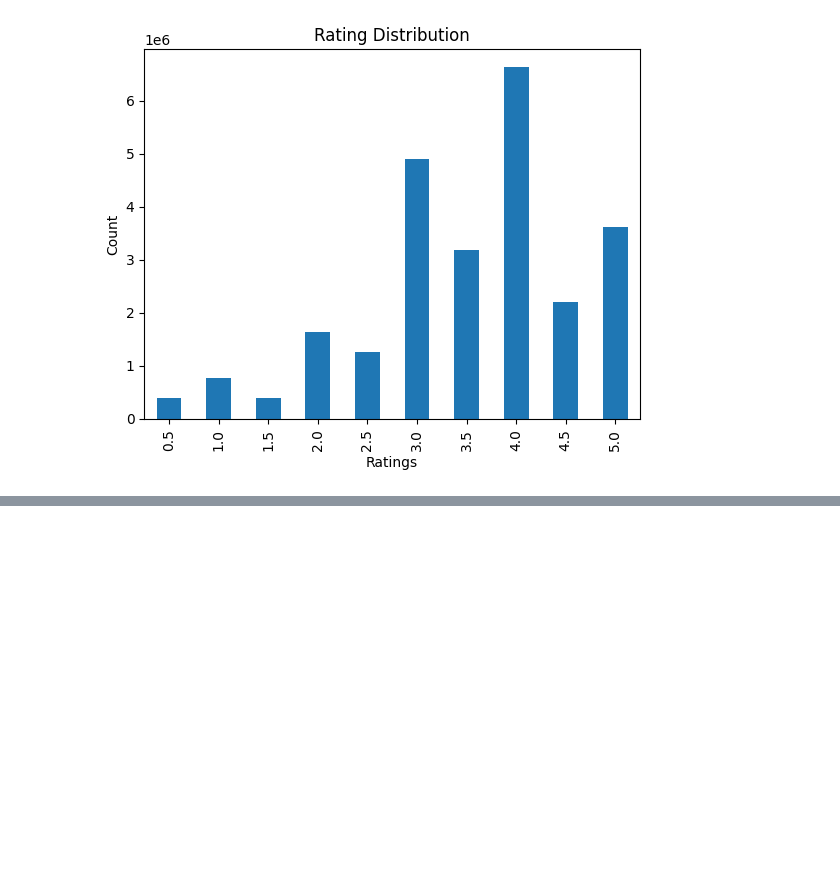
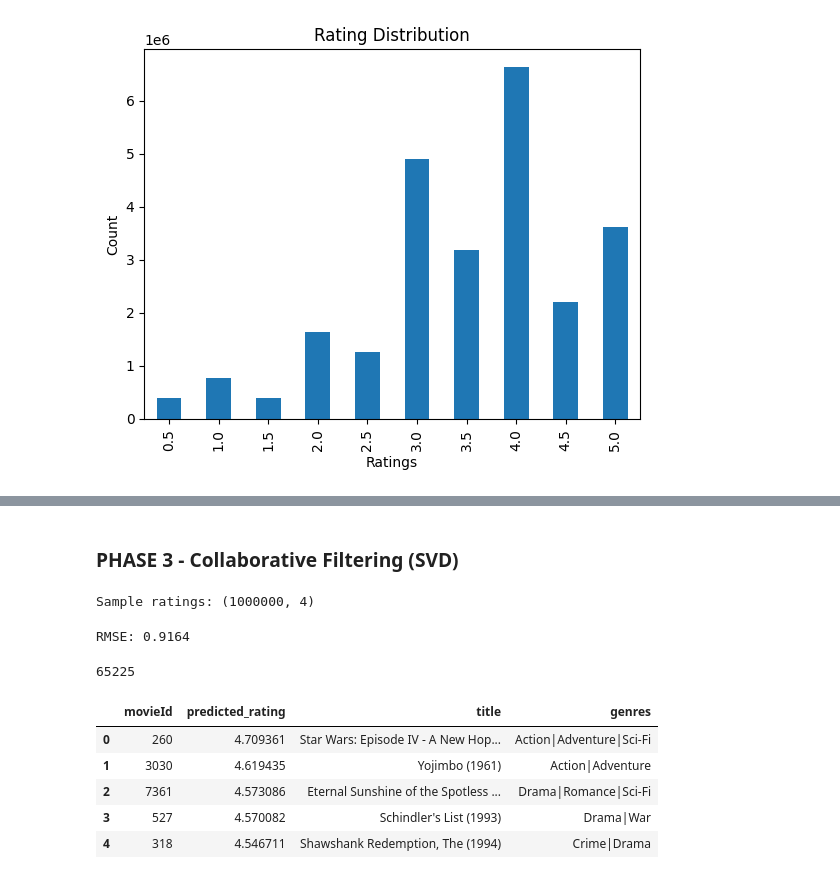
Before and after one commit to Aryan-Bhendarkar/Hybrid_Recommendation_System, a Jupyter notebook: notebooks/01_data_exploration.ipynb, the cells around one changed output, grey strips where cells are left out. Drawn from its saved outputs; the diff is of its cells as text; code cells hidden in the pictures; blank space fills up the shorter version.

```diff
--- a/notebooks/01_data_exploration.ipynb
+++ b/notebooks/01_data_exploration.ipynb
@@ -75,0 +137,74 @@ plt.show()
+# %% [markdown]
+### PHASE 3 - Collaborative Filtering (SVD)
+# %%
+from surprise import Dataset, Reader
+import pandas as pd
+
+# Sampling 1 Million dataset for faster training
+ratings_sample = ratings.sample(n=10_00_000, random_state=42)
+
+reader = Reader(rating_scale = (1.5, 5))
+data = Dataset.load_from_df(
+    ratings_sample[["userId", "movieId", "rating"]],
+    reader
+)
+
+print("Sample ratings:", ratings_sample.shape)
+# %% [output]
+Sample ratings: (1000000, 4)
+# %%
+from surprise import SVD
+from surprise.model_selection import train_test_split
+from surprise import accuracy
+
+train, test = train_test_split(data, test_size=0.2, random_state=42)
+model = SVD(random_state=42)
+model.fit(train)
+prediction = model.test(test)
+
+rmse = accuracy.rmse(prediction)
+# %% [output]
+RMSE: 0.9164
+# %%
+# Top-N Recommendations
+
+def recommend_movies_svd(user_id, model, ratings_df, movies_df, n=10):
+    # Movies already rated by the user
+    rated_movies = set(ratings_df[ratings_df["userId"] == user_id]["movieId"])
+
+    # Candidate movies = not yet rated
+    all_movies = movies_df["movieId"].unique()
+    candidates = [m for m in all_movies if m not in rated_movies]
+
+    # (movie_id, predicted_rating) - tuples for all candidate movies.
+    predictions = [
+        (movie_id, model.predict(user_id, movie_id).est)
+        for movie_id in candidates
+    ]
+
+    top_predictions = sorted(predictions, key=lambda x: x[1], reverse=True)[:n]
+
+    top_movies = (
+        pd.DataFrame(top_predictions, columns=['movieId', 'predicted_rating'])
+        .merge(movies_df, on='movieId')
+    )
+
+    return top_movies
+# %%
+test_user = ratings_sample["userId"].iloc[3]
+print(test_user)
+recommend_movies_svd(
+    user_id=test_user,
+    model=model,
+    ratings_df=ratings_sample,
+    movies_df=movies,
+    n=5
+)
+# %% [output]
+65225
+|  | movieId | predicted_rating | title | genres |
+| 0 | 260 | 4.709361 | Star Wars: Episode IV - A New Hop... | Action|Adventure|Sci-Fi |
+| 1 | 3030 | 4.619435 | Yojimbo (1961) | Action|Adventure |
+| 2 | 7361 | 4.573086 | Eternal Sunshine of the Spotless ... | Drama|Romance|Sci-Fi |
+| 3 | 527 | 4.570082 | Schindler's List (1993) | Drama|War |
+| 4 | 318 | 4.546711 | Shawshank Redemption, The (1994) | Crime|Drama |
```
Also changed, not shown: parts of 6 cells of this notebook.
